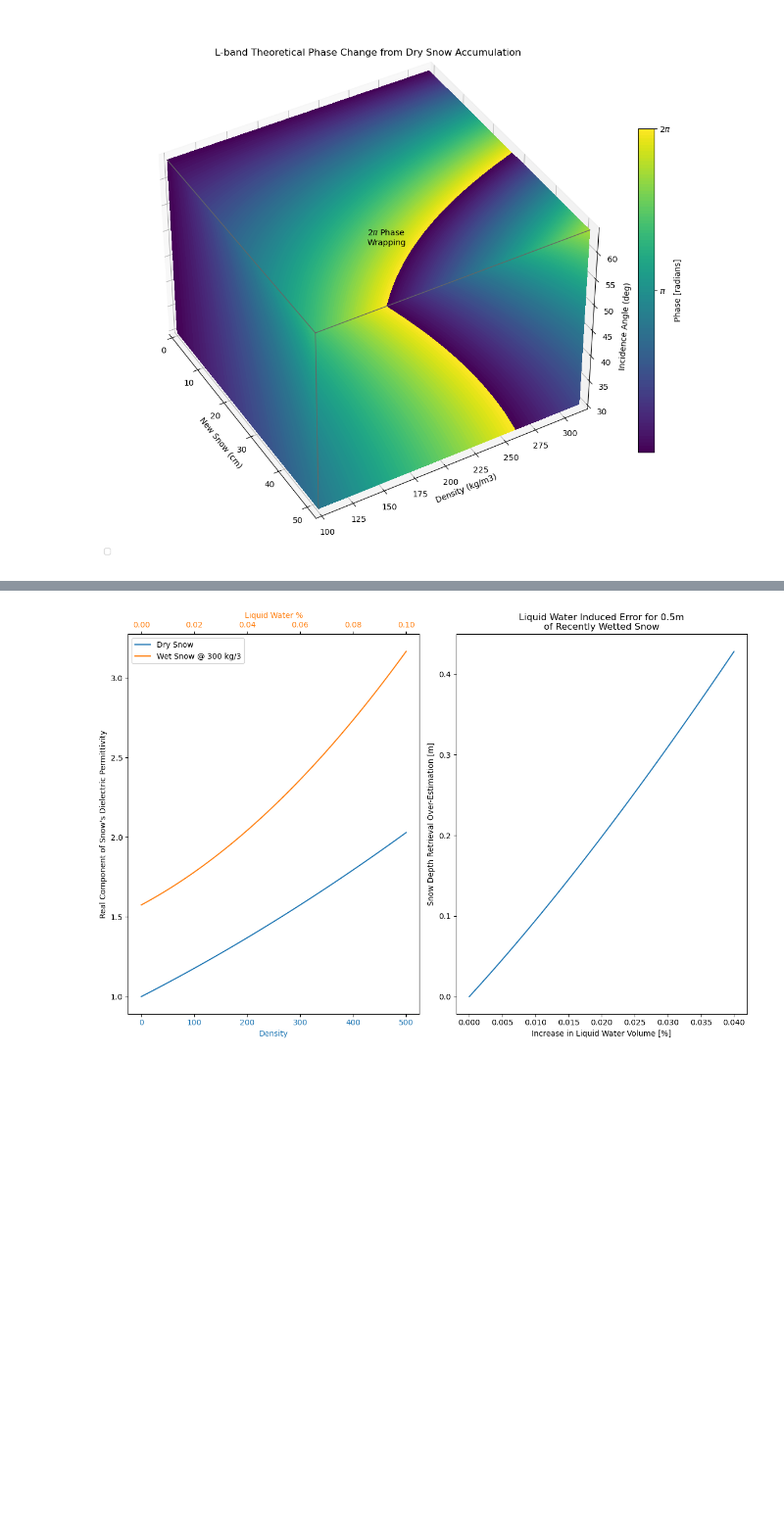
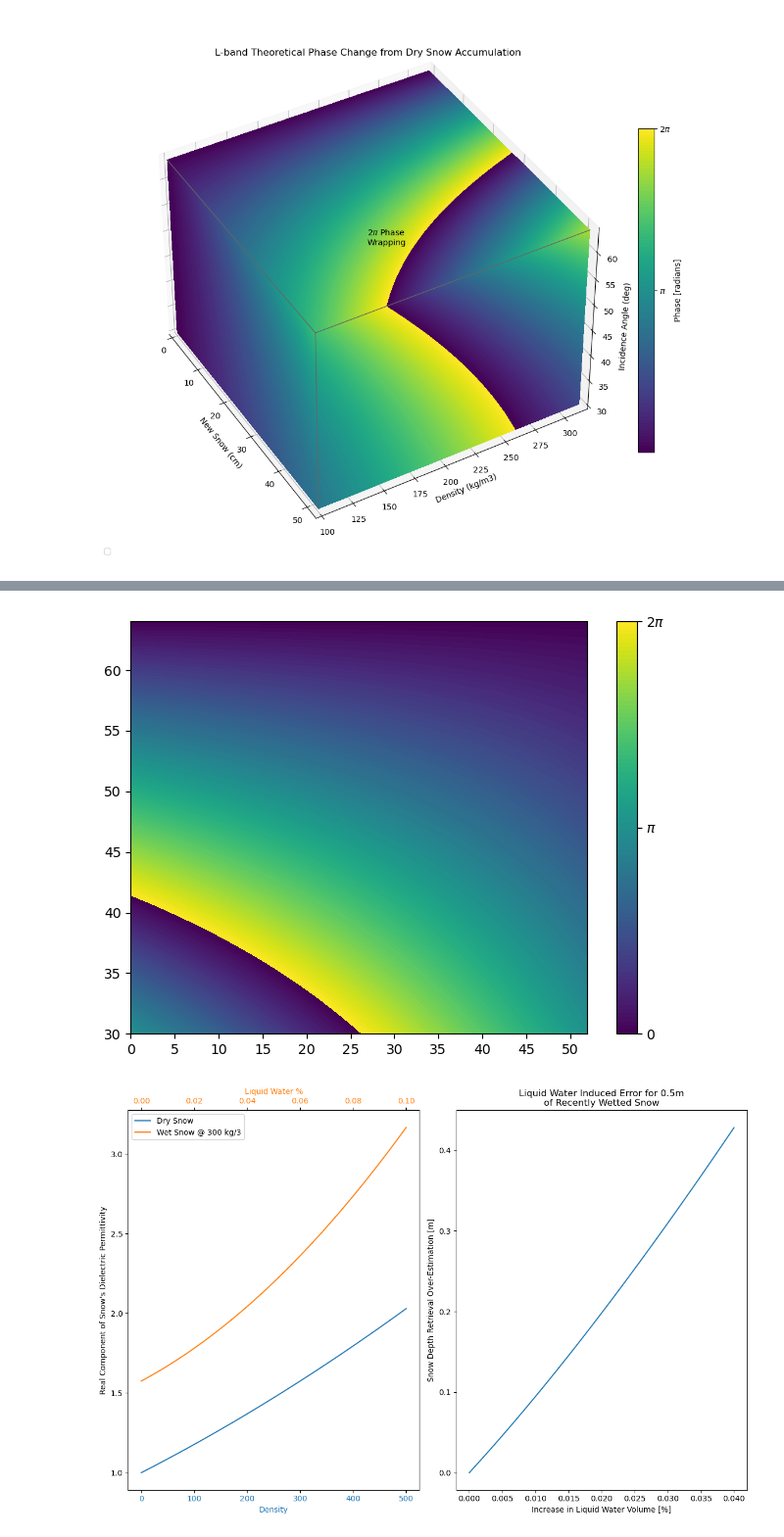
Before and after one commit to ZachHoppinen/uavsar-validation, a Jupyter notebook: src/theoretical/swe_change.ipynb, the cells around one changed output, grey strips where cells are left out. Shown at 98% size. Cells and saved outputs as stored; diff of their text form; code cells hidden in the pictures; blank space fills up the shorter version.

```diff
--- a/src/theoretical/swe_change.ipynb
+++ b/src/theoretical/swe_change.ipynb
@@ -117,3 +275,31 @@ WARNING:matplotlib.legend:No artists with labels found to put in legend.  Note t
+# %%
+kw = {
+    'vmin': 0,
+    'vmax': 2*np.pi,
+
+    'levels': np.linspace(0, 2*np.pi, 100),
+    'cmap':'viridis'
+}
+kw2 = {
+    'vmin': 2*np.pi,
+    'vmax': 4*np.pi,
+
+    'levels': np.linspace(2*np.pi,4*np.pi, 100),
+    'cmap':'viridis'
+}
+
+n = 20
+A = plt.contourf(data[:, :, n], extent = [X[0, -1, n], X[0, 0, n], Z[0, n, -1], Z[0, n, 0]], aspect = 'auto', **kw)
+plt.contourf(data[:, :, n], extent = [X[0, -1, n], X[0, 0, n], Z[0, n, -1], Z[0, n, 0]], aspect = 'auto', **kw2)
+
+plt.xticks(X[0, ::5, n])
+plt.yticks(Z[0, n, ::5])
+cbar = plt.colorbar(A, ticks=[0, np.pi, 2*np.pi])
+cbar.ax.set_yticklabels(['0', '$\pi$', '2$\pi$'])
+# plt.title()
+plt.tight_layout()
+# %% [output]
+[figure, added]
 # %%
 def calc_snow_permittivity(density, water_vol = 0):
     ## from Tiuri et al (1984)
```
Also changed, not shown: parts of 4 cells of this notebook, 4 other files.
